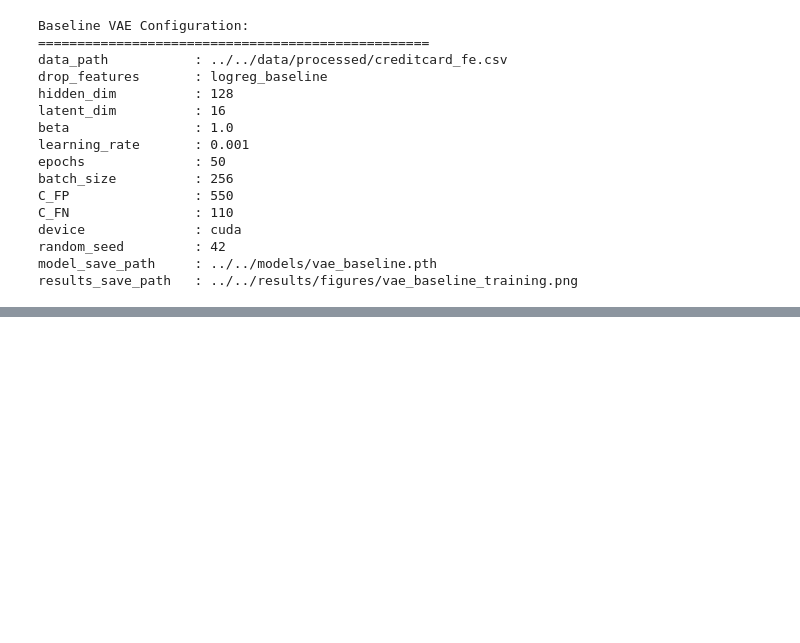
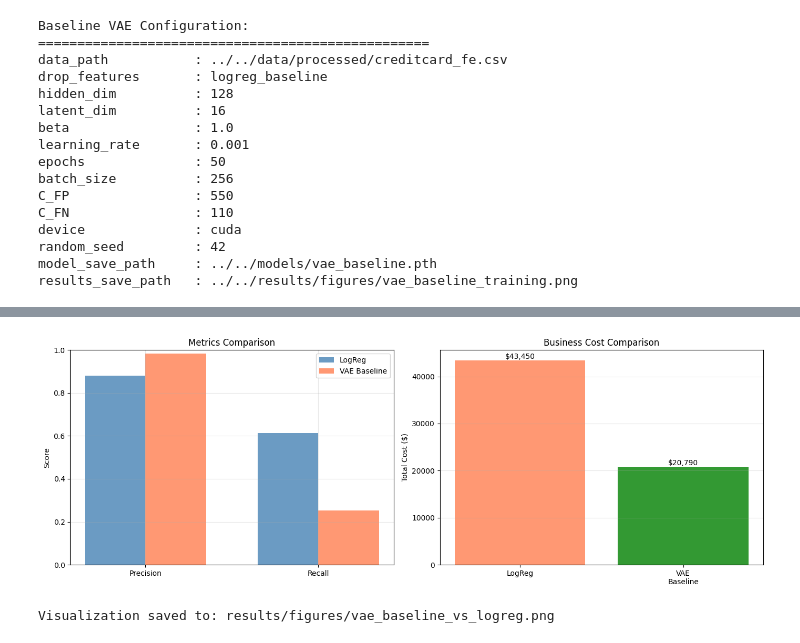
Before and after one commit to dhcchh/IS460-Project-G2T1, a Jupyter notebook: notebooks/vae_model_test/vae_baseline_training.ipynb, the cells around one changed output, grey strips where cells are left out. Saved outputs shown, nothing was run; the diff lists cells and outputs as text; code cells hidden in the pictures; blank space fills up the shorter version.

Commit message:
tuning for vae completed, fix additional errors for missing files, results and figs included

```diff
--- a/notebooks/vae_model_test/vae_baseline_training.ipynb
+++ b/notebooks/vae_model_test/vae_baseline_training.ipynb
@@ -172,0 +186,19 @@ Confusion Matrix:
+# %%
+# Load logistic regression baseline results
+with open('../../results/baseline/logreg_results.json', 'r') as f:
+    logreg_results = json.load(f)
+
+print("\nLogistic Regression Baseline Results")
+print("=" * 60)
+print(f"Total Cost: ${logreg_results['total_cost']:,}")
+print(f"False Positives: {logreg_results['false_positives']}")
+print(f"False Negatives: {logreg_results['false_negatives']}")
+print(f"True Positives: {logreg_results['true_positives']}")
+print(f"True Negatives: {logreg_results['true_negatives']}")
+
+# Calculate precision and recall for logistic regression
+logreg_precision = logreg_results['true_positives'] / (logreg_results['true_positives'] + logreg_results['false_positives'])
+logreg_recall = logreg_results['true_positives'] / (logreg_results['true_positives'] + logreg_results['false_negatives'])
+
+print(f"Precision: {logreg_precision:.4f}")
+print(f"Recall: {logreg_recall:.4f}")
@@ -172,0 +274,43 @@ Confusion Matrix:
+# %%
+# Comparison Visualization
+fig, axes = plt.subplots(1, 2, figsize=(14, 5))
+
+# Plot 1: Metrics comparison
+metrics_names = ['Precision', 'Recall']
+logreg_vals = [logreg_precision, logreg_recall]
+vae_vals = [vae_metrics['test_precision'], vae_metrics['test_recall']]
+
+x = np.arange(len(metrics_names))
+width = 0.35
+
+axes[0].bar(x - width/2, logreg_vals, width, label='LogReg', alpha=0.8, color='steelblue')
+axes[0].bar(x + width/2, vae_vals, width, label='VAE Baseline', alpha=0.8, color='coral')
+axes[0].set_ylabel('Score')
+axes[0].set_title('Metrics Comparison')
+axes[0].set_xticks(x)
+axes[0].set_xticklabels(metrics_names)
+axes[0].legend()
+axes[0].grid(True, alpha=0.3)
+axes[0].set_ylim([0, 1.0])
+
+# Plot 2: Cost comparison
+models = ['LogReg', 'VAE\nBaseline']
+costs = [logreg_results['total_cost'], int(vae_metrics['test_cost'])]
+colors = ['green' if c == min(costs) else 'coral' for c in costs]
+
+axes[1].bar(models, costs, alpha=0.8, color=colors)
+axes[1].set_ylabel('Total Cost ($)')
+axes[1].set_title('Business Cost Comparison')
+axes[1].grid(True, alpha=0.3, axis='y')
+
+for i, (model, cost) in enumerate(zip(models, costs)):
+    axes[1].text(i, cost, f'${cost:,.0f}', ha='center', va='bottom')
+
+plt.tight_layout()
+plt.savefig('../../results/figures/vae_baseline_vs_logreg.png', dpi=300, bbox_inches='tight')
+plt.show()
+
+print("\nVisualization saved to: results/figures/vae_baseline_vs_logreg.png")
+# %% [output]
+[figure, added]
+Visualization saved to: results/figures/vae_baseline_vs_logreg.png
```
Also changed, not shown: parts of 9 cells of this notebook, 11 other files.
